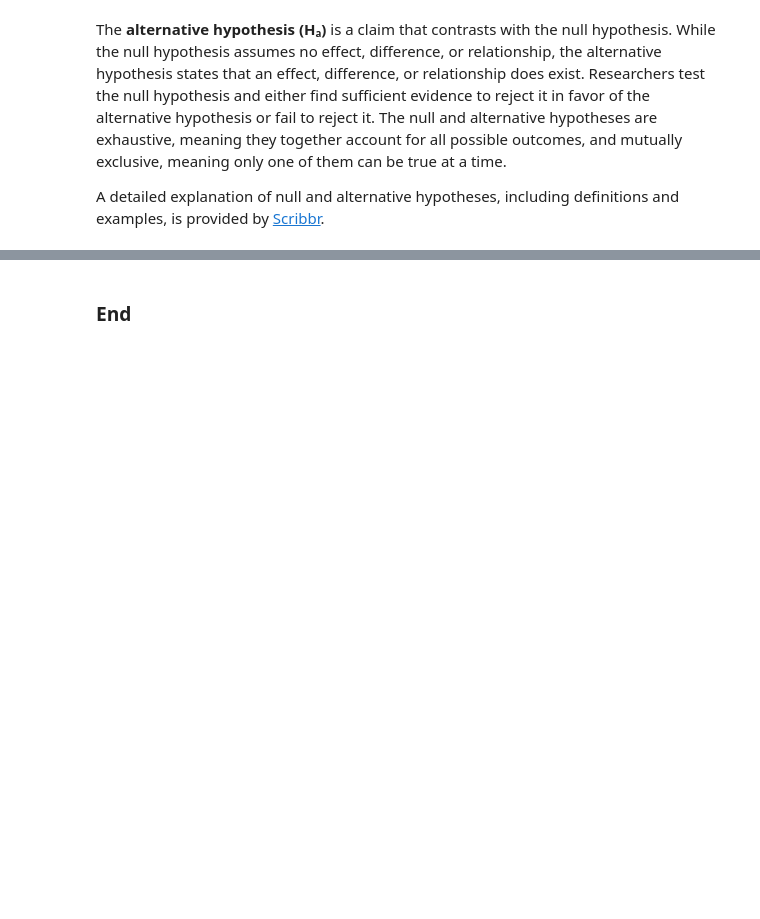
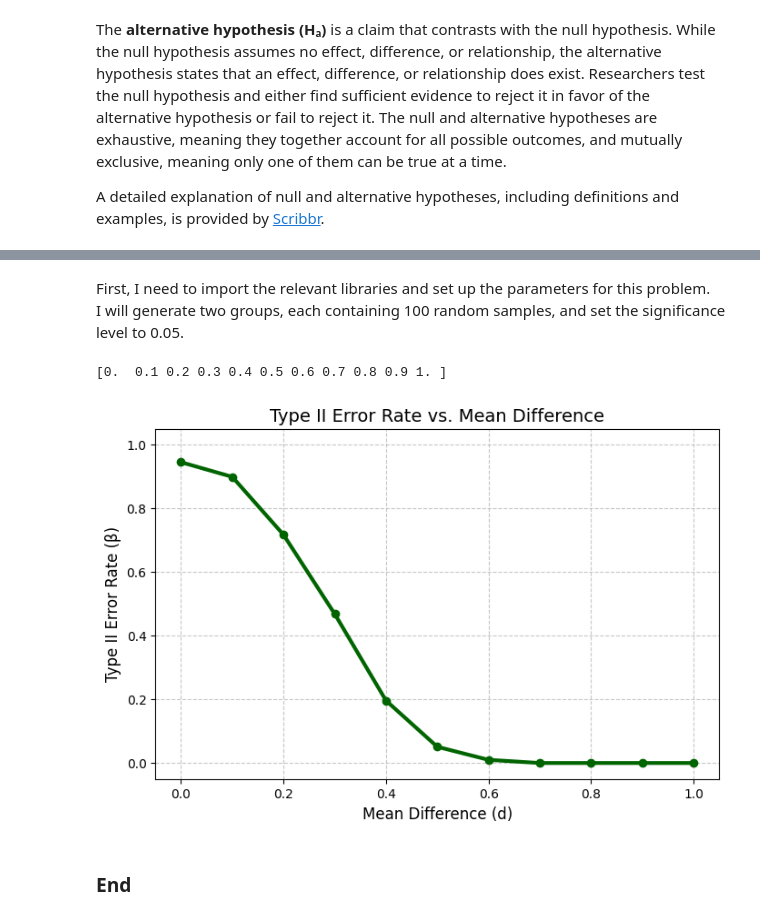
Before and after one commit to UWASIKLK/applied-statistics, a Jupyter notebook: problems.ipynb, the cells around one changed output, grey strips where cells are left out. Saved outputs shown, nothing was run; the diff lists cells and outputs as text; code cells hidden in the pictures; blank space fills up the shorter version.

```diff
--- a/problems.ipynb
+++ b/problems.ipynb
@@ -482,0 +507,3 @@ A detailed explanation of null and alternative hypotheses, including definitions
+# %% [markdown]
+First, I need to import the relevant libraries and set up the parameters for this problem.<br>
+I will generate two groups, each containing 100 random samples, and set the significance level to 0.05.
@@ -482,0 +515,20 @@ A detailed explanation of null and alternative hypotheses, including definitions
+# %%
+# Setting up parameters
+
+# Sample size per each group
+sample_size = 100
+
+# Number of simulations
+simulations = 1000
+
+# Choosing significance level
+alpha = 0.05
+# %%
+# Mean difference values were generated as d = (0.0, 0.1, 0.2, …, 1.0).
+# The NumPy function "numpy.arange()" was used to generate this sequence of d values.
+# Reference: https://www.datacamp.com/doc/numpy/arange
+
+mean_d = np.arange(0, 1.1, 0.1)
+print(mean_d)
+# %% [output]
+[0.  0.1 0.2 0.3 0.4 0.5 0.6 0.7 0.8 0.9 1. ]
@@ -483,2 +562,23 @@ A detailed explanation of null and alternative hypotheses, including definitions
+# %%
+# Create the plot
+plt.figure(figsize=(8,5))
+plt.plot(mean_d, error_type2, marker='o', linestyle='-', color='darkgreen', linewidth = 3)
+
+# Add labels and title
+plt.xlabel('Mean Difference (d)', fontsize=12)
+plt.ylabel('Type II Error Rate (β)', fontsize=12)
+plt.title('Type II Error Rate vs. Mean Difference', fontsize=14)
+
+# Add grid
+plt.grid(True, linestyle='--', alpha=0.7)
+
+# Set axis limits slightly below zero
+plt.xlim(-0.05, mean_d[-1] + 0.05)  # X-axis starts a bit below 0 and slightly above max d
+plt.ylim(-0.05, 1.05)               # Y-axis starts a bit below 0
+
+# Show the plot
+plt.show()
+# %% [output]
+[figure, added]
 # %% [markdown]
 ### End
```
Also changed, not shown: parts of 5 cells of this notebook.
